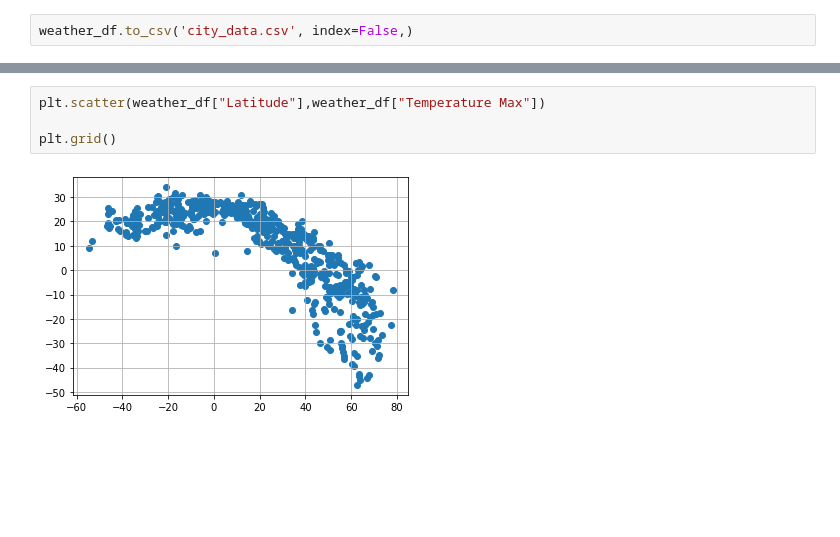
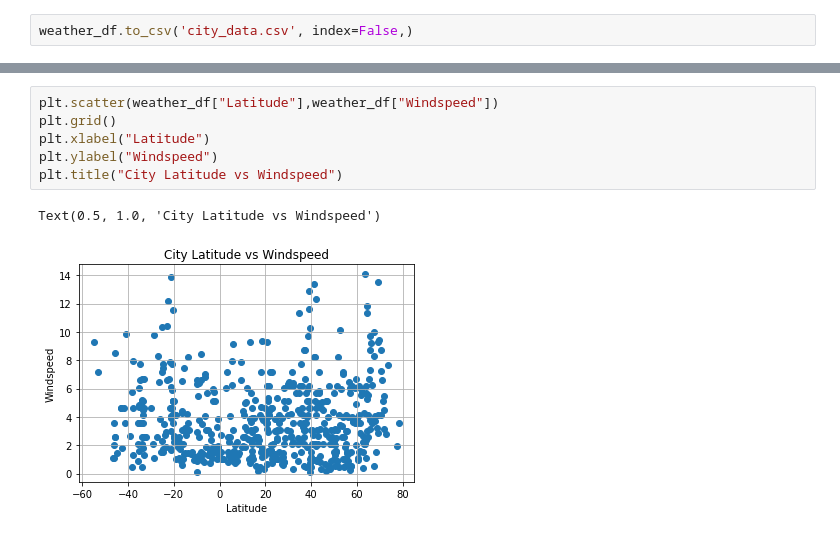
Before and after one commit to akarpie96/Python-API-Challenge, a Jupyter notebook: WeatherPy/WeatherPy.ipynb, the cells around one changed output, grey strips where cells are left out. Cells and saved outputs as stored; diff of their text form; blank space fills up the shorter version.

Commit message:
added scatter plots

```diff
--- a/WeatherPy/WeatherPy.ipynb
+++ b/WeatherPy/WeatherPy.ipynb
@@ -160,6 +179,9 @@ weather_df.to_csv('city_data.csv', index=False,)
 # %%
-plt.scatter(weather_df["Latitude"],weather_df["Temperature Max"])
-
+plt.scatter(weather_df["Latitude"],weather_df["Windspeed"])
 plt.grid()
+plt.xlabel("Latitude")
+plt.ylabel("Windspeed")
+plt.title("City Latitude vs Windspeed")
 # %% [output]
+Text(0.5, 1.0, 'City Latitude vs Windspeed')
-[figure, old version]
+[figure, new version]
```
Also changed, not shown: parts of 5 cells of this notebook, 4 other files.
